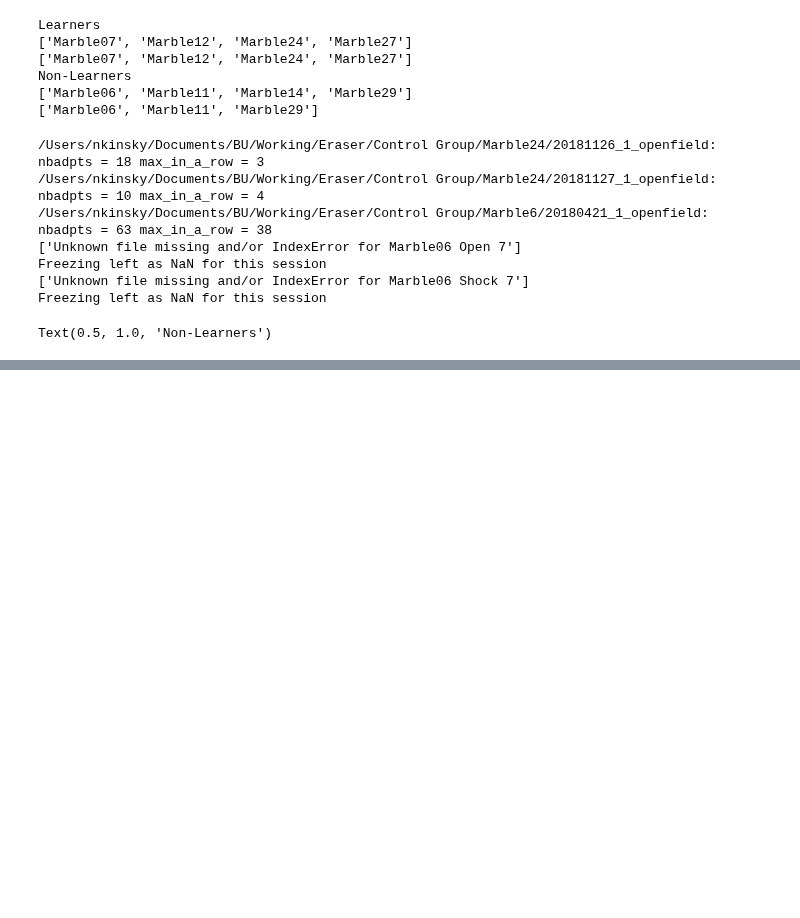
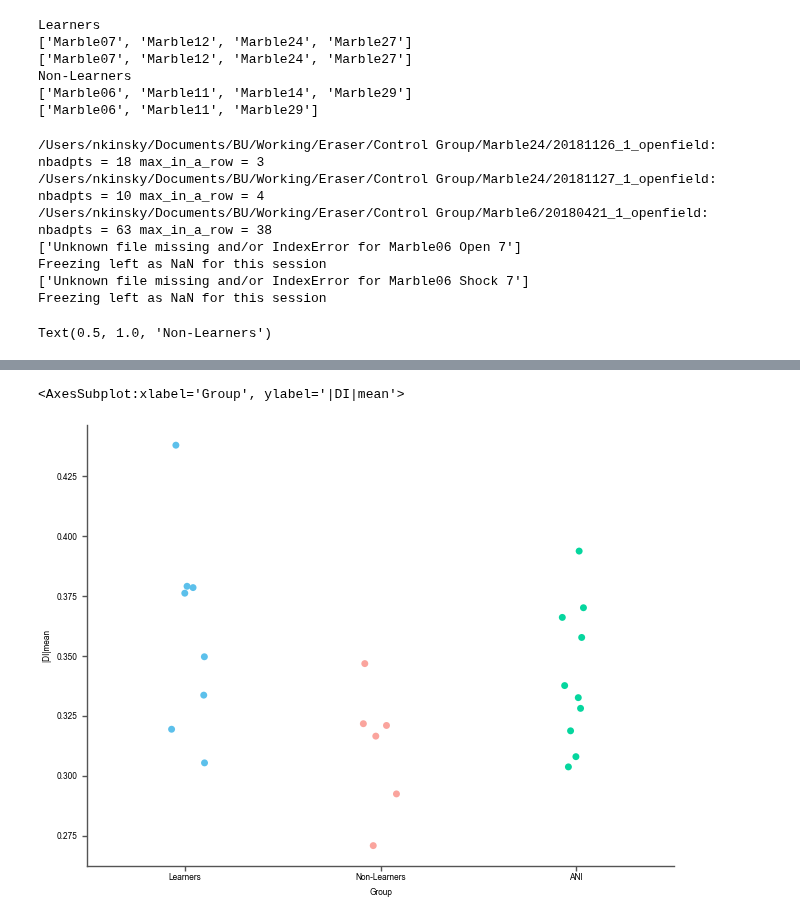
Before and after one commit to nkinsky/Eraser, a Jupyter notebook: Notebooks/Figure1.ipynb, the cells around one changed output, grey strips where cells are left out. Cells and saved outputs as stored; diff of their text form; code cells hidden in the pictures; blank space fills up the shorter version.

Commit message:
QC/cross-check plots invoked

```diff
--- a/Notebooks/Figure1.ipynb
+++ b/Notebooks/Figure1.ipynb
@@ -318,0 +317,6 @@ statsc_ind, pvalc_ind = s.ttest_ind(fratio_cont[1, 1, ~np.isnan(fratio_cont[1, 1
+# %%
+axDIaft = Fig1.subplot(346)
+DIaft = DIdf[((DIdf['Day'] == 1) | (DIdf['Day'] == 2))]
+sns.stripplot(x='Group', y='DI', data=DIaft, ax=axDIaft, cmap='Set2', size=3)
+axDIaft.set_title('After: Days 1 and 2')
+axDIaft.set_ylabel('$DI_{beh}$')
@@ -318,0 +327,12 @@ statsc_ind, pvalc_ind = s.ttest_ind(fratio_cont[1, 1, ~np.isnan(fratio_cont[1, 1
+# %%
+tstat_aft_ln, p_aft_ln = s.ttest_ind(DIaft[DIaft.Group == 'Learners'].DI, DIaft[DIaft.Group == 'Non-Learners'].DI)
+tstat_aft_la, p_aft_la = s.ttest_ind(DIaft[DIaft.Group == 'Learners'].DI, DIaft[DIaft.Group == 'ANI'].DI)
+tstat_aft_na, p_aft_na = s.ttest_ind(DIaft[DIaft.Group == 'Non-Learners'].DI, DIaft[DIaft.Group == 'ANI'].DI)
+
+axDIaft_stats = Fig1stats.subplot(346)
+groups = ['L v NL', 'L v ANI', 'NL v ANI']
+axDIaft_stats.text(0.1, 0.7, '1-sided t-test bw groups days 1 and 2')
+ytext = 0.6
+for grp, tstat, p in zip(groups, [tstat_aft_ln, tstat_aft_la, tstat_aft_na], [p_aft_ln, p_aft_la, p_aft_na]):
+    puse = p/2 if tstat < 0 else 1 - p/2
+    axDIaft_stats.text(0.1, ytext, f'{grp}: p={puse:0.3g} w/tstat={tstat:0.3g}')
@@ -318,0 +366,2 @@ statsc_ind, pvalc_ind = s.ttest_ind(fratio_cont[1, 1, ~np.isnan(fratio_cont[1, 1
+# %%
+DIneurons = discr.get_DI_scores('Marble07', 'Open', -1, 'Shock', -1)
@@ -318,0 +389,21 @@ statsc_ind, pvalc_ind = s.ttest_ind(fratio_cont[1, 1, ~np.isnan(fratio_cont[1, 1
+# %%
+# Calculate neural discrimination index
+
+days = [-2, -1, 4, 1, 2, 7]
+mice_grp = [err.learners, err.nonlearners, err.ani_mice_good]
+discr_all = []
+for mice in mice_grp:
+    grp_discr = []
+    for mouse in mice:
+        mouse_discr = []
+        for day in days:
+            DIneurons = discr.get_DI_scores(mouse, 'Open', day, 'Shock', day)
+            mouse_discr.append(np.mean(np.abs(DIneurons)))
+        grp_discr.append(mouse_discr)
+    discr_all.append(np.asarray(grp_discr).T)
+
+# Now build up in same way as above for consistency
+DImean_list = []
+for DImean, grp in zip(discr_all, ['Learners', 'Non-Learners', 'ANI']):
+    DImean_list.extend(DImean.reshape(-1))
+DIdf.insert(3, '|DI|mean', DImean_list)
@@ -318,0 +426,7 @@ statsc_ind, pvalc_ind = s.ttest_ind(fratio_cont[1, 1, ~np.isnan(fratio_cont[1, 1
+# %%
+_, axtest = plt.subplots()
+DIbef = DIdf[((DIdf['Day'] == -2) | (DIdf['Day'] == -1))]
+sns.stripplot(x='Group', y='|DI|mean', data=DIbef, ax=axtest)
+# %% [output]
+<AxesSubplot:xlabel='Group', ylabel='|DI|mean'>
+[figure, added]
```
Also changed, not shown: parts of 32 cells of this notebook.
